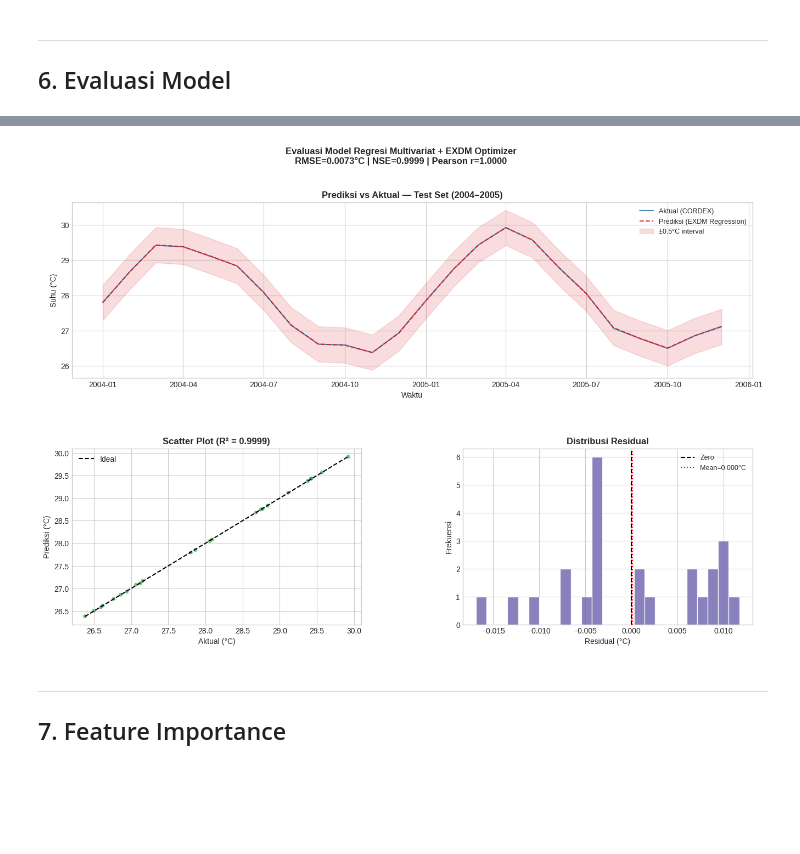
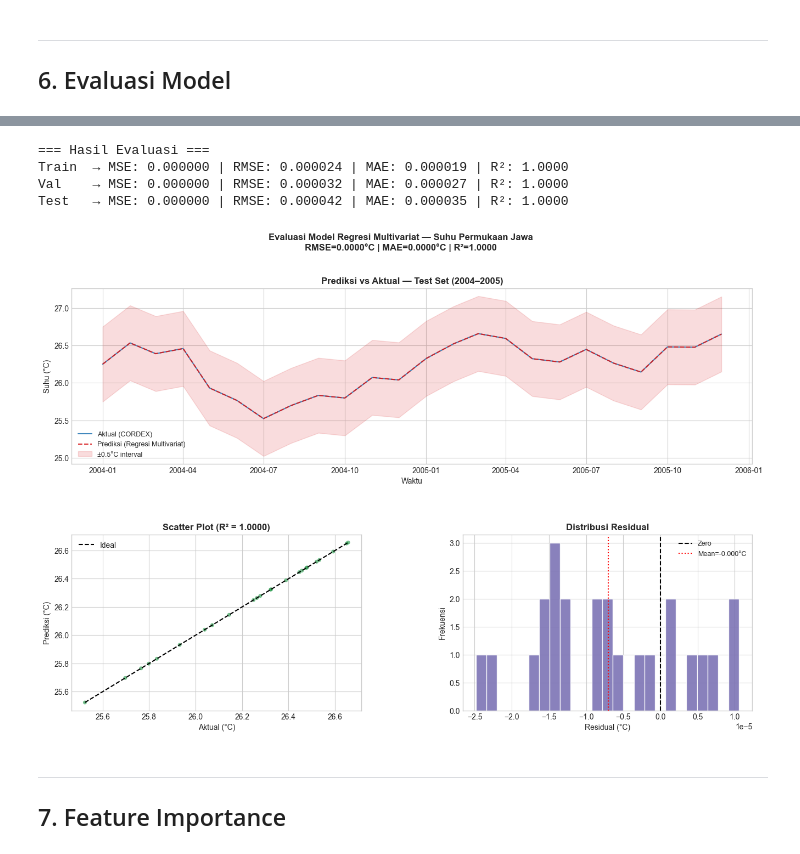
Before and after one commit to Syauqi-dotcom/Tugas-AI---Suhu-Jawa-2026, a Jupyter notebook: notebooks/01_main_analysis.ipynb, the cells around one changed output, grey strips where cells are left out. Saved outputs shown, nothing was run; the diff lists cells and outputs as text; code cells hidden in the pictures; blank space fills up the shorter version.

```diff
--- a/notebooks/01_main_analysis.ipynb
+++ b/notebooks/01_main_analysis.ipynb
@@ -388,19 +420,9 @@ y train: mean=27.462°C | std=1.098°C
 ---
 ## 5. Training Model: Regresi Multivariat + EXDM Optimizer
 # %%
-# ── Inisialisasi EXDM Optimizer ──────────────────────────────────
-    lr      = 0.01,    # Learning rate awal
-    beta1   = 0.90,    # Momentum
-    beta2   = 0.999,   # Adaptive accumulator
-    decay   = 1e-4,    # Exponential decay rate
-    epsilon = 1e-8     # Numerator stabilizer
-)
+# ── Inisialisasi Model ───────────────────────────────────────────
+model = MultivariateRegressionModel(l2_lambda=1e-4)
 
-model = MultivariateRegressionModel(
-    optimizer  = optimizer,
-    l2_lambda  = 1e-4   # Regularisasi Ridge
-)
-
-print('Model EXDM siap. Mulai training...')
+print('Model Multivariate Regression siap. Mulai training...')
 print(f'Fitur: {X_train_n.shape[1]} | Samples: {len(y_train_n)}')
 # %% [output]
@@ -409,14 +430,0 @@ Fitur: 32 | Samples: 288
-# %%
-# ── Training ─────────────────────────────────────────────────────
-np.random.seed(42)
-
-model.fit(
-    X_train_n, y_train_n,
-    X_val=X_val_n, y_val=y_val_n,
-    epochs     = 500,
-    batch_size = 32,
-    verbose    = True,
-    patience   = 40
-)
-
-print(f'\nTotal epoch berjalan: {len(model.loss_history)}')
@@ -435,0 +431,7 @@ Total epoch berjalan: 500
+# %%
+# ── Training model ────────────────────────────────────────────
+model.fit(X_train_n, y_train_n)
+
+print('Training selesai ✓')
+print(f'Weights shape: {model.weights.shape}')
+print(f'Bias: {model.bias:.4f}')
@@ -501,3 +484,18 @@ Pearson_r    1.0000  1.0000
+# %%
+# ── Evaluasi Model ─────────────────────────────────────────────
+metrics_train = model.evaluate(X_train_n, y_train_n)
+metrics_val   = model.evaluate(X_val_n, y_val_n)
+metrics_test  = model.evaluate(X_test_n, y_test_n)
+
+print('=== Hasil Evaluasi ===')
+print(f'Train  → MSE: {metrics_train["MSE"]:.6f} | RMSE: {metrics_train["RMSE"]:.6f} | MAE: {metrics_train["MAE"]:.6f} | R²: {metrics_train["R2"]:.4f}')
+print(f'Val    → MSE: {metrics_val["MSE"]:.6f} | RMSE: {metrics_val["RMSE"]:.6f} | MAE: {metrics_val["MAE"]:.6f} | R²: {metrics_val["R2"]:.4f}')
+print(f'Test   → MSE: {metrics_test["MSE"]:.6f} | RMSE: {metrics_test["RMSE"]:.6f} | MAE: {metrics_test["MAE"]:.6f} | R²: {metrics_test["R2"]:.4f}')
+# %% [output]
+=== Hasil Evaluasi ===
+Train  → MSE: 0.000000 | RMSE: 0.000024 | MAE: 0.000019 | R²: 1.0000
+Val    → MSE: 0.000000 | RMSE: 0.000032 | MAE: 0.000027 | R²: 1.0000
+Test   → MSE: 0.000000 | RMSE: 0.000042 | MAE: 0.000035 | R²: 1.0000
 # %%
 # ── Prediksi vs Aktual ────────────────────────────────────────────
 y_test_pred_n = model.predict(X_test_n)
@@ -512,7 +510,7 @@ ax1 = fig.add_subplot(gs[0, :])
 ax1.plot(pd.to_datetime(t_test), y_test,      color='#2c7bb6',
          linewidth=1.5, label='Aktual (CORDEX)', alpha=0.9)
 ax1.plot(pd.to_datetime(t_test), y_test_pred, color='#d7191c',
-         linewidth=1.5, linestyle='--', label='Prediksi (EXDM Regression)', alpha=0.9)
+         linewidth=1.5, linestyle='--', label='Prediksi (Regresi Multivariat)', alpha=0.9)
 ax1.fill_between(pd.to_datetime(t_test),
                  y_test_pred - 0.5, y_test_pred + 0.5,
                  alpha=0.15, color='#d7191c', label='±0.5°C interval')
@@ -520,37 +518,37 @@ ax1.set_xlabel('Waktu')
 ax1.set_ylabel('Suhu (°C)')
 ax1.set_title('Prediksi vs Aktual — Test Set (2004–2005)', fontweight='bold')
 ax1.legend(fontsize=9)
 
 # Plot 2: Scatter
 ax2 = fig.add_subplot(gs[1, 0])
 ax2.scatter(y_test, y_test_pred, alpha=0.6, s=25, color='#1a9641', edgecolors='none')
 lims = [min(y_test.min(), y_test_pred.min()), max(y_test.max(), y_test_pred.max())]
 ax2.plot(lims, lims, 'k--', linewidth=1.5, label='Ideal')
 r2 = metrics_test['R2']
 ax2.set_xlabel('Aktual (°C)')
 ax2.set_ylabel('Prediksi (°C)')
 ax2.set_title(f'Scatter Plot (R² = {r2:.4f})', fontweight='bold')
 ax2.legend()
 
 # Plot 3: Residual histogram
 ax3 = fig.add_subplot(gs[1, 1])
 ax3.hist(residuals, bins=25, color='#756bb1', edgecolor='white', alpha=0.85)
 ax3.axvline(0,              color='black', linestyle='--', linewidth=1.5, label='Zero')
 ax3.axvline(residuals.mean(), color='red', linestyle=':', linewidth=1.5,
             label=f'Mean={residuals.mean():.3f}°C')
 ax3.set_xlabel('Residual (°C)')
 ax3.set_ylabel('Frekuensi')
 ax3.set_title('Distribusi Residual', fontweight='bold')
 ax3.legend(fontsize=9)
 
-fig.suptitle('Evaluasi Model Regresi Multivariat + EXDM Optimizer\n'
-             f'RMSE={metrics_test["RMSE"]:.4f}°C | NSE={metrics_test["NSE"]:.4f} | '
-             f'Pearson r={metrics_test["Pearson_r"]:.4f}',
+fig.suptitle('Evaluasi Model Regresi Multivariat — Suhu Permukaan Jawa\n'
+             f'RMSE={metrics_test["RMSE"]:.4f}°C | MAE={metrics_test["MAE"]:.4f}°C | '
+             f'R²={metrics_test["R2"]:.4f}',
              fontsize=12, fontweight='bold')
 plt.savefig('../results/figures/evaluation_result.png', dpi=150, bbox_inches='tight')
 plt.show()
 # %% [output]
-[figure, old version]
+[figure, new version]
 # %% [markdown]
 ---
 ## 7. Feature Importance
```
Also changed, not shown: parts of 18 cells of this notebook, 11 other files.
